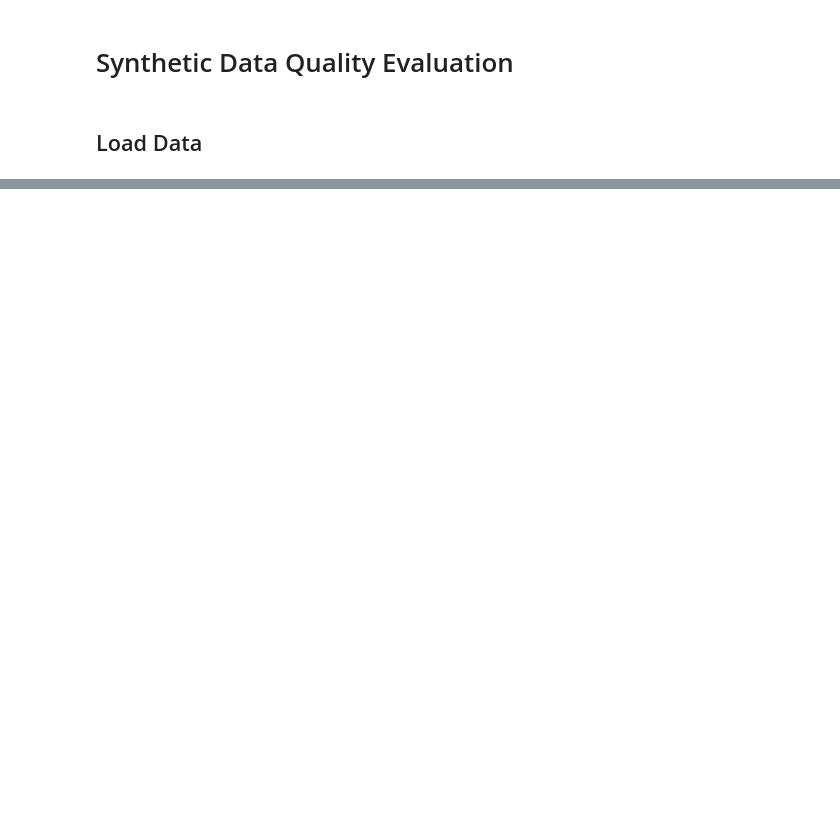
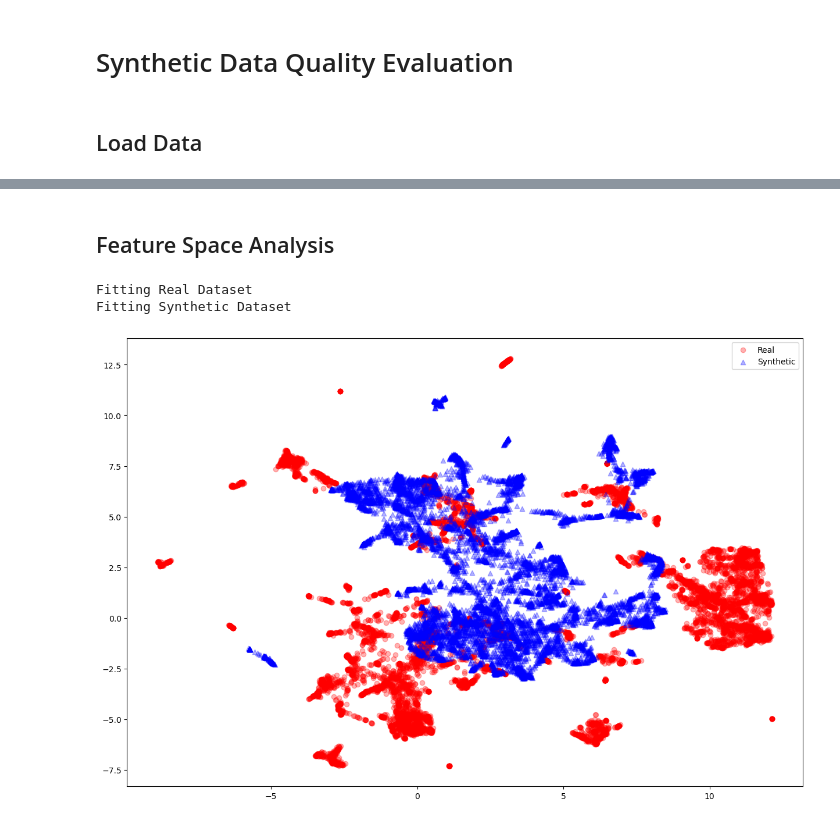
Before and after one commit to pontikos-lab/syntheye, a Jupyter notebook: notebooks/quality_evaluation.ipynb, the cells around one changed output, grey strips where cells are left out. Cells and saved outputs as stored; diff of their text form; code cells hidden in the pictures; blank space fills up the shorter version.

```diff
--- a/notebooks/quality_evaluation.ipynb
+++ b/notebooks/quality_evaluation.ipynb
@@ -57,24 +41,0 @@ from tqdm import tqdm
-# %%
-# embed the real dataset in 2D
-print("Fitting Real Dataset")
-real_reducer = umap.UMAP(random_state=1399, n_components=2)
-for _, _, x, y in tqdm(real_dataloader):
-    x = x.view(len(x), -1).numpy()
-    real_reducer.fit(x)
-
-print("Fitting Synthetic Dataset")
-synth_reducer = umap.UMAP(random_state=1399, n_components=2)
-for _, _, x, y in tqdm(synth_dataloader):
-    x = x.view(len(x), -1).numpy()
-    synth_reducer.fit(x)
-# %%
-# embed the real and synthetic datasets
-real_embed = []
-for _, _, x, y in real_dataloader:
-    real_embed.append(real_reducer.transform(x.view(len(x), -1)))
-real_embed = np.concatenate(real_embed)
-
-synth_embed = []
-for _, _, x, y in synth_dataloader:
-    synth_embed.append(synth_reducer.transform(x.view(len(x), -1)))
-synth_embed = np.concatenate(synth_embed)
@@ -104,0 +42,2 @@ bp
+# %% [markdown]
+## Feature Space Analysis
@@ -104,0 +139,23 @@ bp
+# %%
+# run 2d dimensionality reduction algorithm
+real_reducer_2d, synth_reducer_2d, real_features_2d, synthetic_features_2d = run_dim_reduce((real_features, synthetic_features), n_components=2, method="umap", transform=True)
+# %% [output]
+Fitting Real Dataset
+Fitting Synthetic Dataset
+# %%
+y = np.array([real_dataset.class2idx[i] for i in real_dataset.img_labels])
+y_synth = np.array([synthetic_dataset.class2idx[i] for i in synthetic_dataset.img_labels])
+target_names = list(real_dataset.class2idx.keys())
+target_ids = list(real_dataset.class2idx.values())
+assert len(target_names) == len(target_ids)
+assert real_features_2d.shape[0] == len(y)
+assert synthetic_features_2d.shape[0] == len(y_synth)
+
+plt.figure(figsize=(15,10))
+plt.scatter(real_features_2d[:, 0], real_features_2d[:, 1], c="red", marker="o", alpha=0.3)
+plt.scatter(synthetic_features_2d[:, 0], synthetic_features_2d[:, 1], c="blue", marker="^", alpha=0.3)
+plt.legend(["Real", "Synthetic"], loc='upper right')
+plt.show()
+plt.close()
+# %% [output]
+[figure, added]
```
Also changed, not shown: parts of 15 cells of this notebook, 9 other files.
